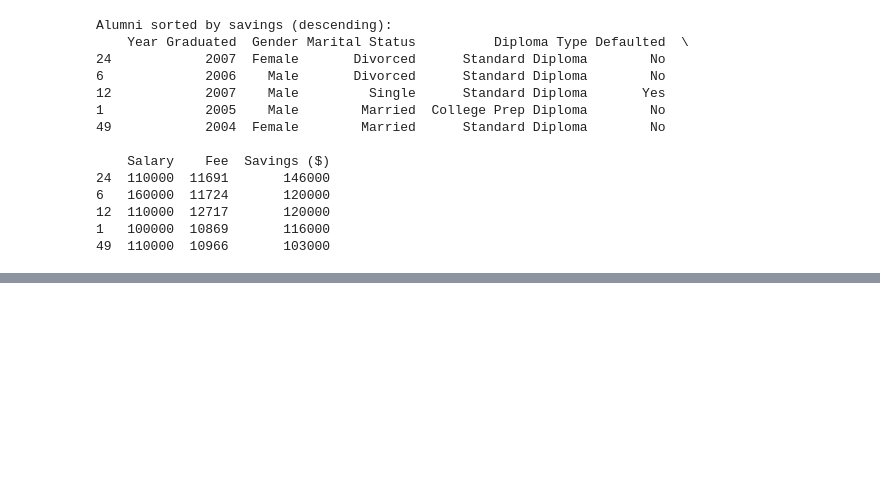
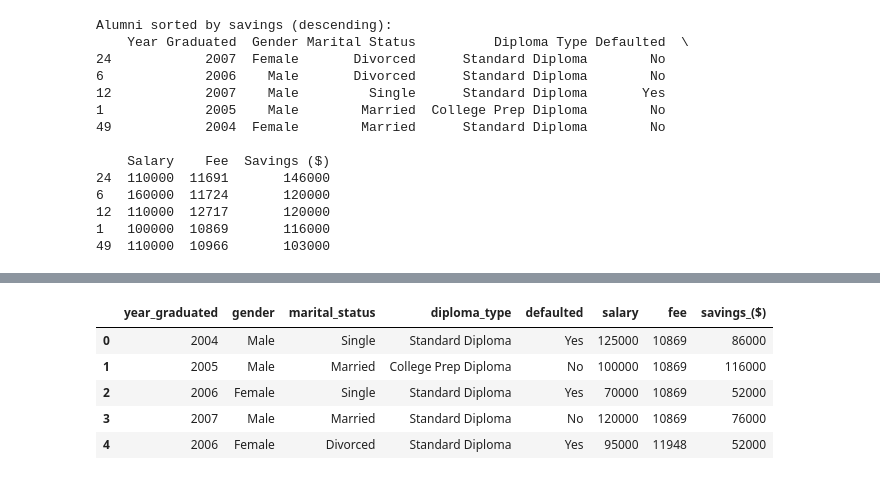
Before and after one commit to Data-Analytics-Flex/Clone-Nathan, a Jupyter notebook: Alumini-checkpoint.ipynb, the cells around one changed output, grey strips where cells are left out. Drawn from its saved outputs; the diff is of its cells as text; code cells hidden in the pictures; blank space fills up the shorter version.

```diff
--- a/Alumini-checkpoint.ipynb
+++ b/Alumini-checkpoint.ipynb
@@ -134,0 +231,10 @@ Name: Salary, dtype: float64
+# %%
+df.columns = df.columns.str.lower().str.replace(' ', '_')
+df.head()
+# %% [output]
+|  | year_graduated | gender | marital_status | diploma_type | defaulted | salary | fee | savings_($) |
+| 0 | 2004 | Male | Single | Standard Diploma | Yes | 125000 | 10869 | 86000 |
+| 1 | 2005 | Male | Married | College Prep Diploma | No | 100000 | 10869 | 116000 |
+| 2 | 2006 | Female | Single | Standard Diploma | Yes | 70000 | 10869 | 52000 |
+| 3 | 2007 | Male | Married | Standard Diploma | No | 120000 | 10869 | 76000 |
+| 4 | 2006 | Female | Divorced | Standard Diploma | Yes | 95000 | 11948 | 52000 |
```
Also changed, not shown: parts of 23 cells of this notebook.
